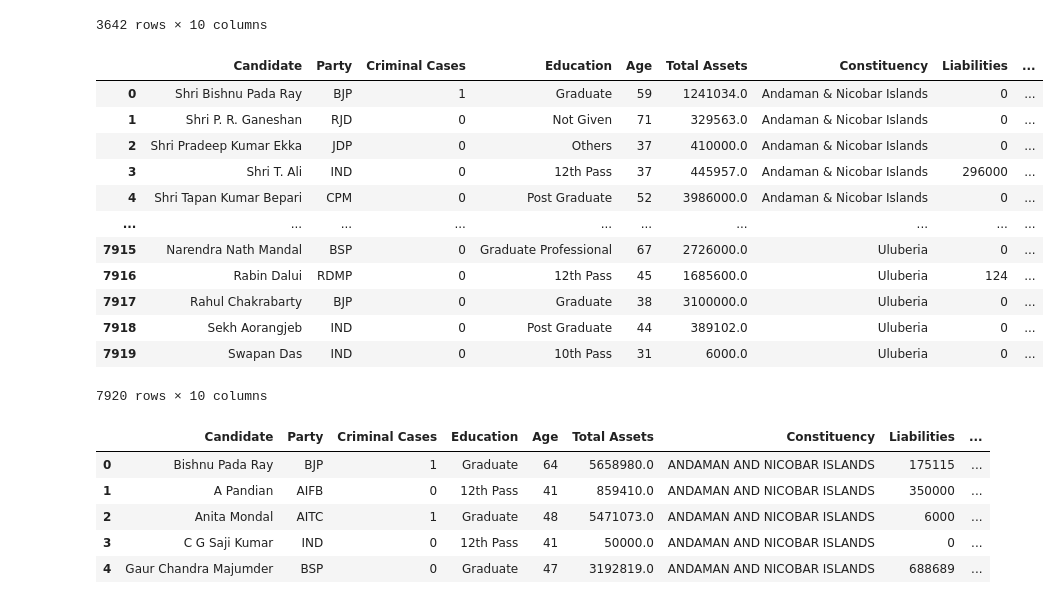
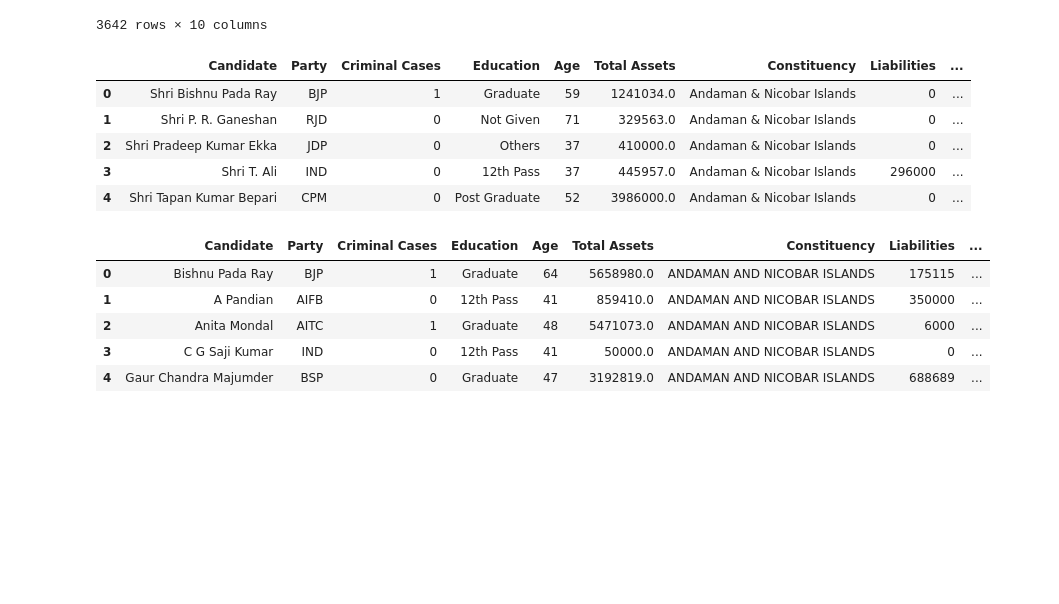
Before and after one commit to Anjani-shukla00/LokSabhaElectionAnalysis, a Jupyter notebook: Election_Data_Analysis.ipynb, the cells around one changed output. Drawn from its saved outputs; the diff is of its cells as text; code cells hidden in the pictures; blank space fills up the shorter version.

```diff
--- a/Election_Data_Analysis.ipynb
+++ b/Election_Data_Analysis.ipynb
@@ -39,21 +39,14 @@ candidates_2004
 # %%
 candidates_2009 = pd.read_csv("LokSabha2009.csv")
 #print(candidates_2009)
-candidates_2009
+candidates_2009.head()
 # %% [output]
 |  | Candidate | Party | Criminal Cases | Education | Age | Total Assets | Constituency | Liabilities | ... |
 | 0 | Shri Bishnu Pada Ray | BJP | 1 | Graduate | 59 | 1241034.0 | Andaman & Nicobar Islands | 0 | ... |
 | 1 | Shri P. R. Ganeshan | RJD | 0 | Not Given | 71 | 329563.0 | Andaman & Nicobar Islands | 0 | ... |
 | 2 | Shri Pradeep Kumar Ekka | JDP | 0 | Others | 37 | 410000.0 | Andaman & Nicobar Islands | 0 | ... |
 | 3 | Shri T. Ali | IND | 0 | 12th Pass | 37 | 445957.0 | Andaman & Nicobar Islands | 296000 | ... |
 | 4 | Shri Tapan Kumar Bepari | CPM | 0 | Post Graduate | 52 | 3986000.0 | Andaman & Nicobar Islands | 0 | ... |
-| ... | ... | ... | ... | ... | ... | ... | ... | ... | ... |
-| 7915 | Narendra Nath Mandal | BSP | 0 | Graduate Professional | 67 | 2726000.0 | Uluberia | 0 | ... |
-| 7916 | Rabin Dalui | RDMP | 0 | 12th Pass | 45 | 1685600.0 | Uluberia | 124 | ... |
-| 7917 | Rahul Chakrabarty | BJP | 0 | Graduate | 38 | 3100000.0 | Uluberia | 0 | ... |
-| 7918 | Sekh Aorangjeb | IND | 0 | Post Graduate | 44 | 389102.0 | Uluberia | 0 | ... |
-| 7919 | Swapan Das | IND | 0 | 10th Pass | 31 | 6000.0 | Uluberia | 0 | ... |
-7920 rows × 10 columns
 # %%
 candidates_2014 = pd.read_csv("LokSabha2014.csv")
 #print(candidates_2014)
```
Also changed, not shown: parts of 52 cells of this notebook.
